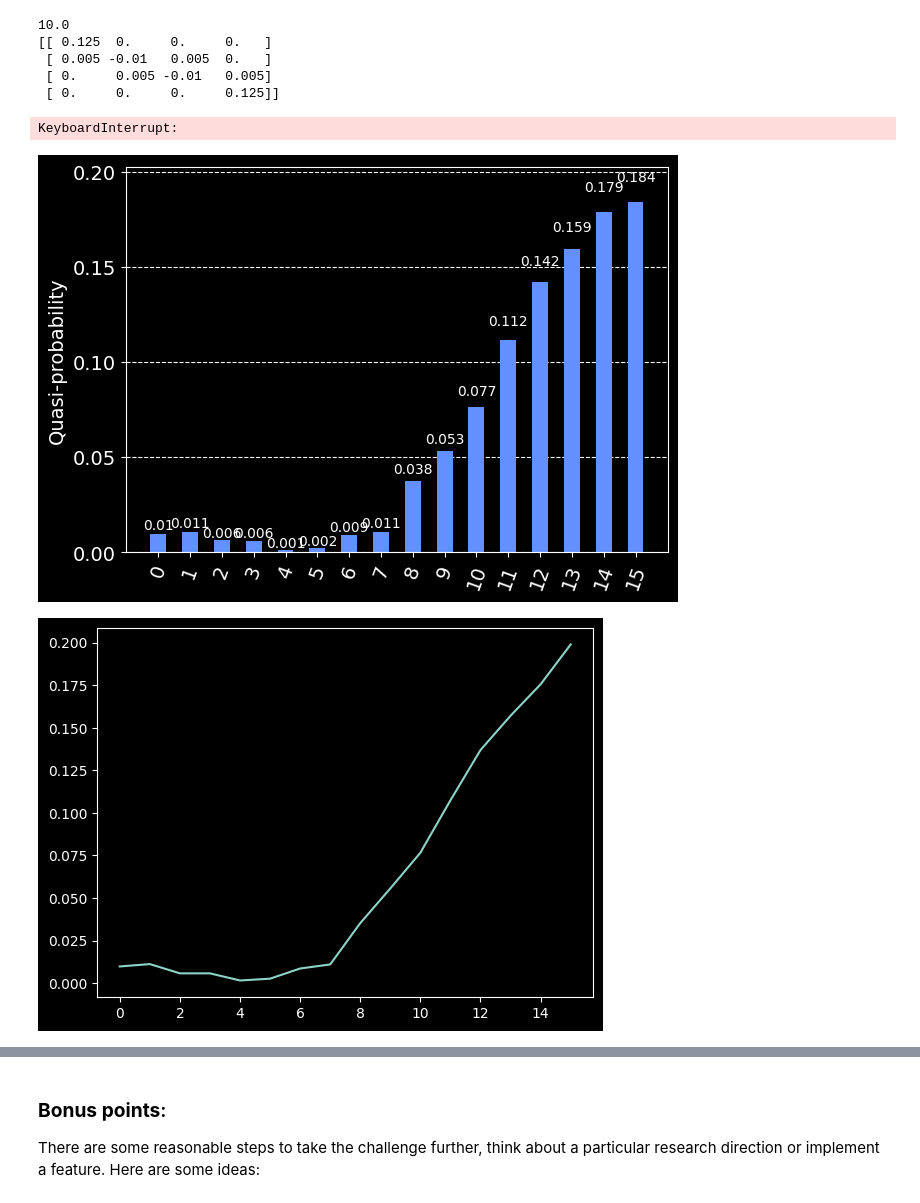
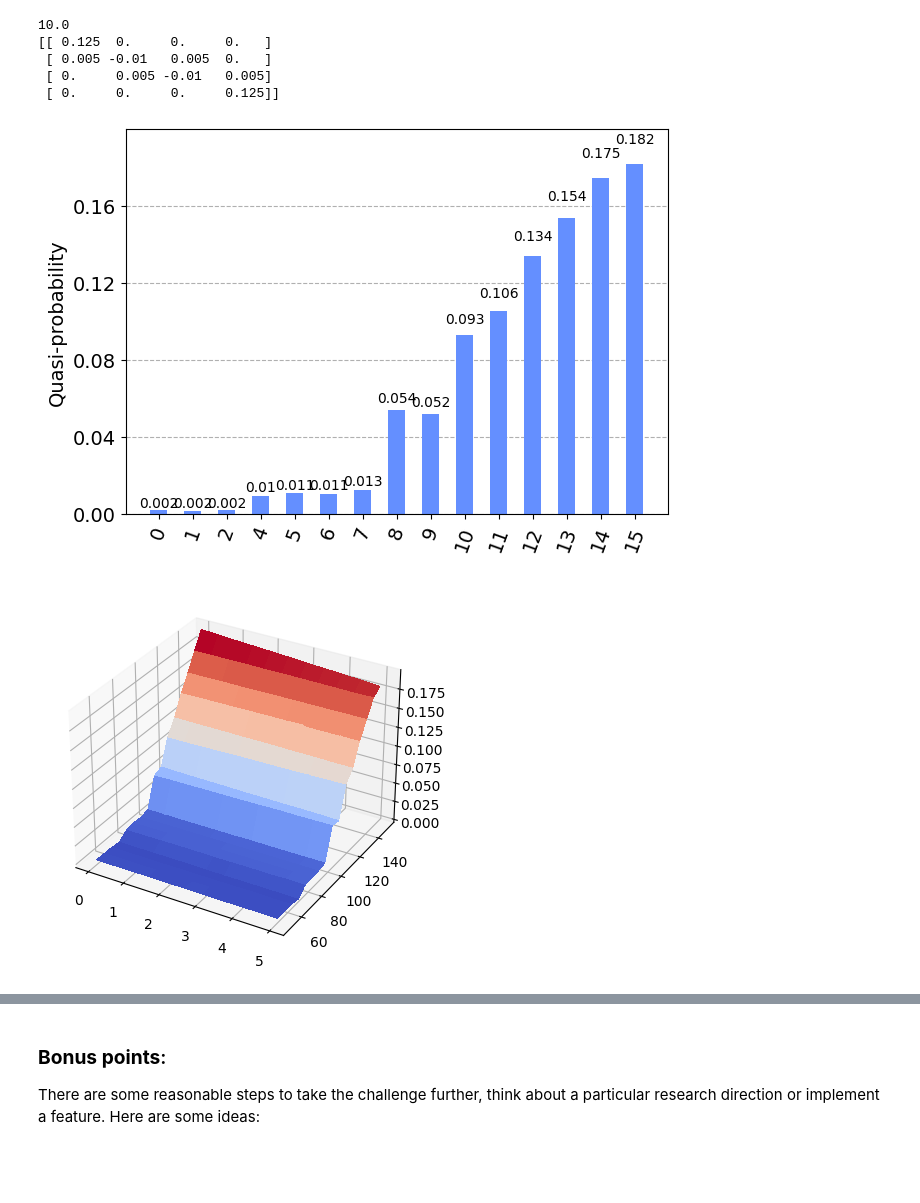
Before and after one commit to FelixXu35/Qisikit_Hackathon_BCN, a Jupyter notebook: Moodys_challenge.ipynb, the cells around one changed output, grey strips where cells are left out. Cells and saved outputs as stored; diff of their text form; code cells hidden in the pictures; blank space fills up the shorter version.

```diff
--- a/Moodys_challenge.ipynb
+++ b/Moodys_challenge.ipynb
@@ -363,7 +363,7 @@ result = optimizer.minimize(
 # Obtain the output distribution using the final parameters
 qc = ansatz(result.x, n_qubits=n_qubits, rep=rep)
 qc_t = transpile(qc,  backend)
-final_result = backend.run(qc_t, shots=1e6).result()
+final_result = backend.run(qc_t, shots=int(1e6)).result()
 counts = final_result.get_counts()
 output_amp = counts_to_amp(counts)
 for i in range(2**n_qubits):
@@ -469,7 +469,7 @@ params_step = evolution_result.parameter_values
 for i in range(1, len(params_step)):
     qc = ansatz(params=params_step[i], n_qubits=n_qubits, rep=rep)
     qc_t = transpile(qc, backend)
-    result_step = backend.run(qc_t, shots=1e6).result()
+    result_step = backend.run(qc_t, shots=int(1e6)).result()
     amp_step = counts_to_amp(result_step.get_counts())
     for i in range(2**n_qubits):
         if i in amp_step:
@@ -479,19 +479,16 @@ for i in range(1, len(params_step)):
     amp_ndarray = [amp_step[key] for key in sorted(amp_step)]
     amp_ndarray = np.array(amp_ndarray, ndmin=2)
     time_evolve = np.append(time_evolve, amp_ndarray.T, axis=1)
-# %% [output]
-KeyboardInterrupt:
 # %%
 from matplotlib import cm
 
 X = np.linspace(50, 150, 16)
 Y = np.linspace(0, 5, time*num_step+1)
 Y, X = np.meshgrid(Y, X)
-plt.plot(time_evolve[:, 0])
 fig, ax = plt.subplots(subplot_kw={"projection": "3d"})
 surf = ax.plot_surface(Y, X, time_evolve, cmap=cm.coolwarm,
                        linewidth=0, antialiased=False)
 plot_histogram(counts_to_amp(result_step.get_counts()))
 # %% [output]
-[figure, old version]
+[figure, new version]
-[figure, old version]
+[figure, new version]
```
Also changed, not shown: parts of 2 cells of this notebook.
